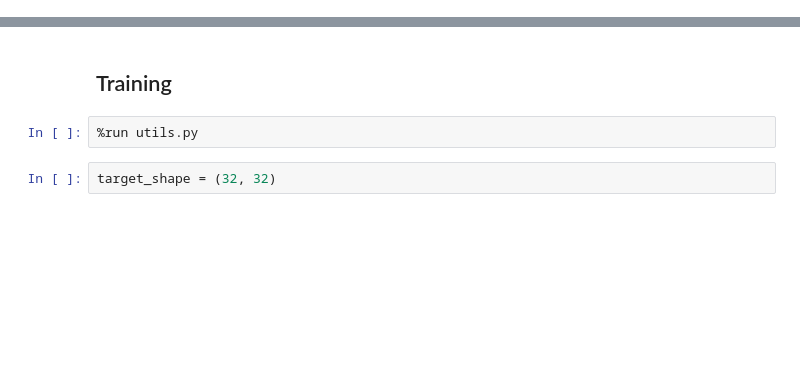
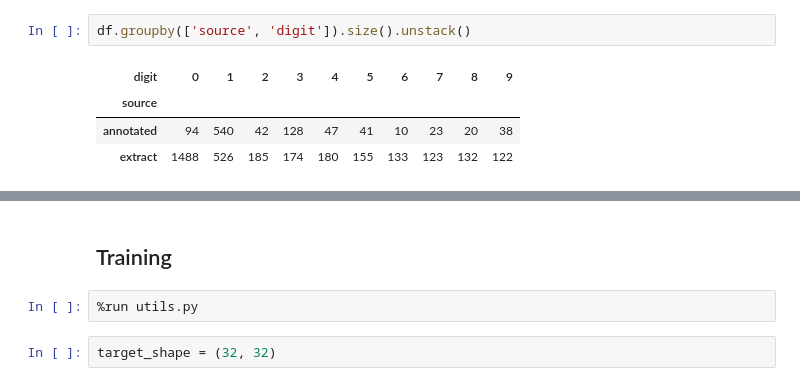
Before and after one commit to hammerlab/SmartCount, a Jupyter notebook: python/notebook/training/digits/digit_model_training.ipynb, the cells around one changed output, grey strips where cells are left out. Cells and saved outputs as stored; diff of their text form; blank space fills up the shorter version.

```diff
--- a/python/notebook/training/digits/digit_model_training.ipynb
+++ b/python/notebook/training/digits/digit_model_training.ipynb
@@ -73,4 +115,11 @@ df['digit'].value_counts()
 Name: digit, dtype: int64
+# %%
+df.groupby(['source', 'digit']).size().unstack()
+# %% [output]
+| digit | 0 | 1 | 2 | 3 | 4 | 5 | 6 | 7 | 8 | 9 |
+| source |  |  |  |  |  |  |  |  |  |  |
+| annotated | 94 | 540 | 42 | 128 | 47 | 41 | 10 | 23 | 20 | 38 |
+| extract | 1488 | 526 | 185 | 174 | 180 | 155 | 133 | 123 | 132 | 122 |
 # %%
 dtypes = df['img'].apply(lambda v: v.dtype)
 assert np.all(dtypes == np.uint8)
```
Also changed, not shown: parts of 23 cells of this notebook, 19 other files.
